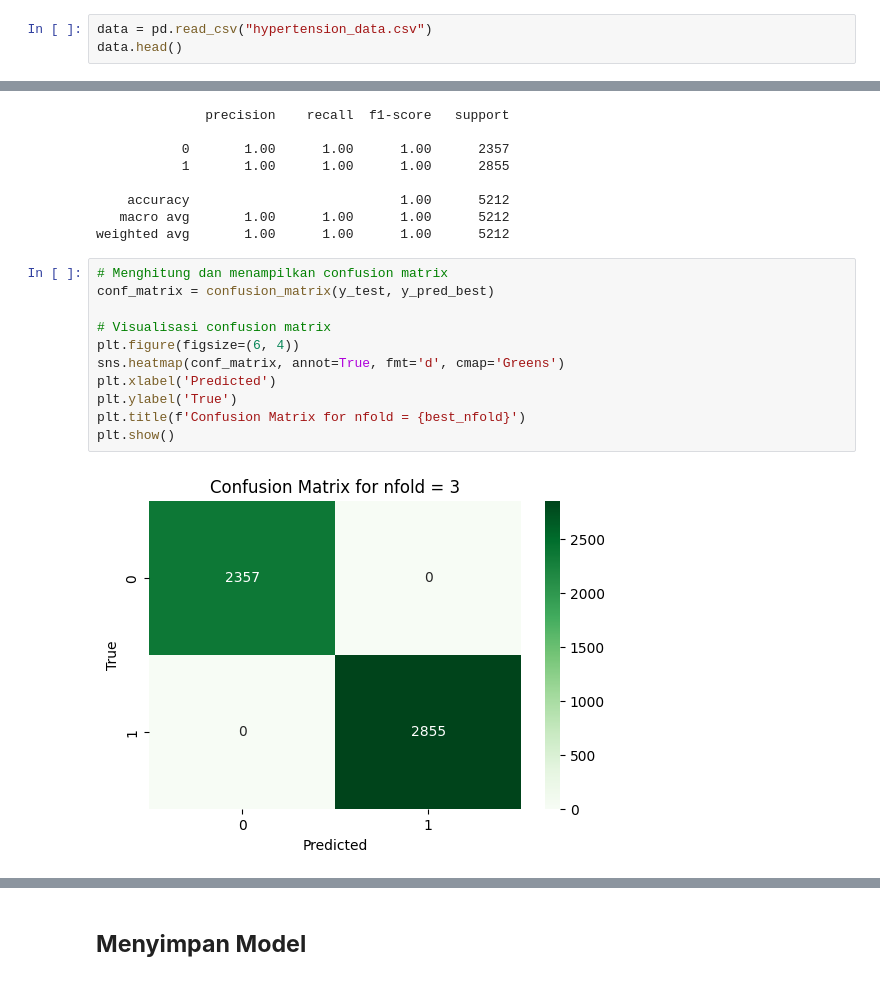
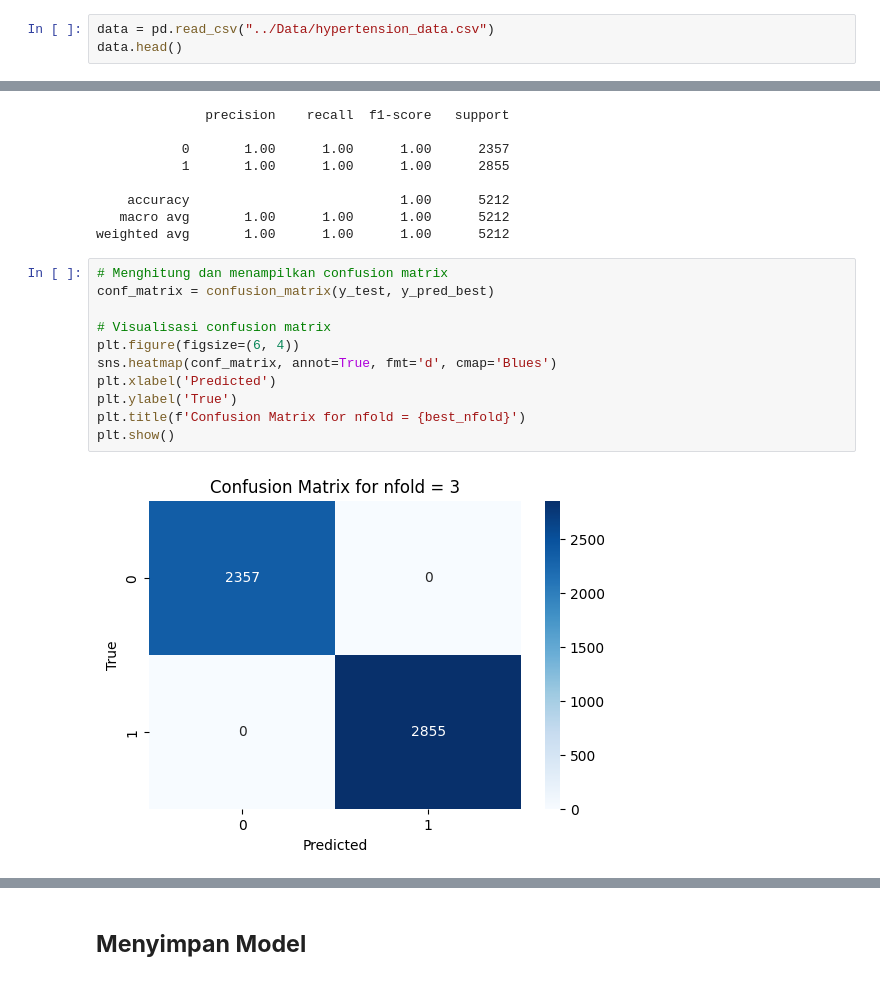
Before and after one commit to Hajranazbytama/tsdn24, a Jupyter notebook: Model_Prediction/hipertensi.ipynb, the cells around one changed output, grey strips where cells are left out. Cells and saved outputs as stored; diff of their text form.

```diff
--- a/Model_Prediction/hipertensi.ipynb
+++ b/Model_Prediction/hipertensi.ipynb
@@ -20,7 +21,7 @@ from sklearn.metrics import classification_report, confusion_matrix, recall_scor
 # %% [markdown]
 ## **Membaca Data**
 # %%
-data = pd.read_csv("hypertension_data.csv")
+data = pd.read_csv("../Data/hypertension_data.csv")
 data.head()
 # %% [output]
 |  | age | sex | cp | trestbps | chol | fbs | restecg | thalach | exang | oldpeak | slope | ... |
@@ -292,13 +293,13 @@ weighted avg       1.00      1.00      1.00      5212
 # %%
 # Menghitung dan menampilkan confusion matrix
 conf_matrix = confusion_matrix(y_test, y_pred_best)
 
 # Visualisasi confusion matrix
 plt.figure(figsize=(6, 4))
-sns.heatmap(conf_matrix, annot=True, fmt='d', cmap='Greens')
+sns.heatmap(conf_matrix, annot=True, fmt='d', cmap='Blues')
 plt.xlabel('Predicted')
 plt.ylabel('True')
 plt.title(f'Confusion Matrix for nfold = {best_nfold}')
 plt.show()
 # %% [output]
-[figure, old version]
+[figure, new version]
```
Also changed, not shown: parts of 2 cells of this notebook.
